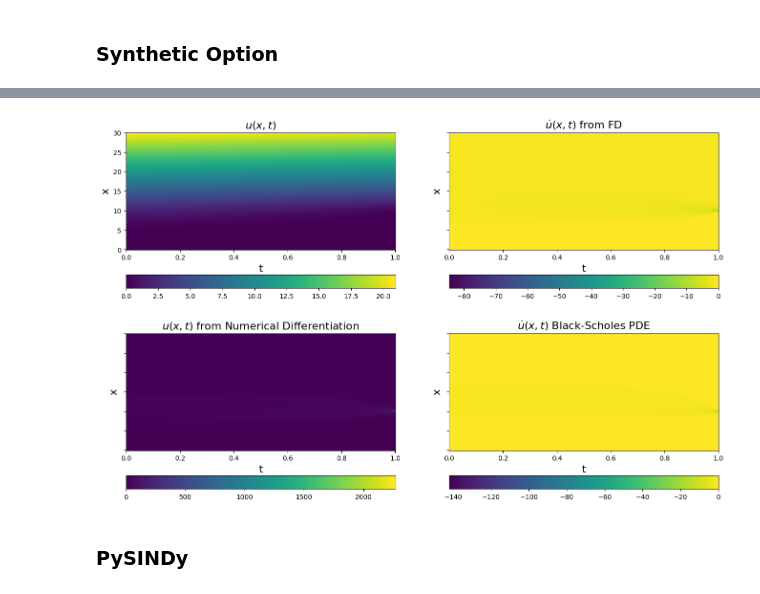
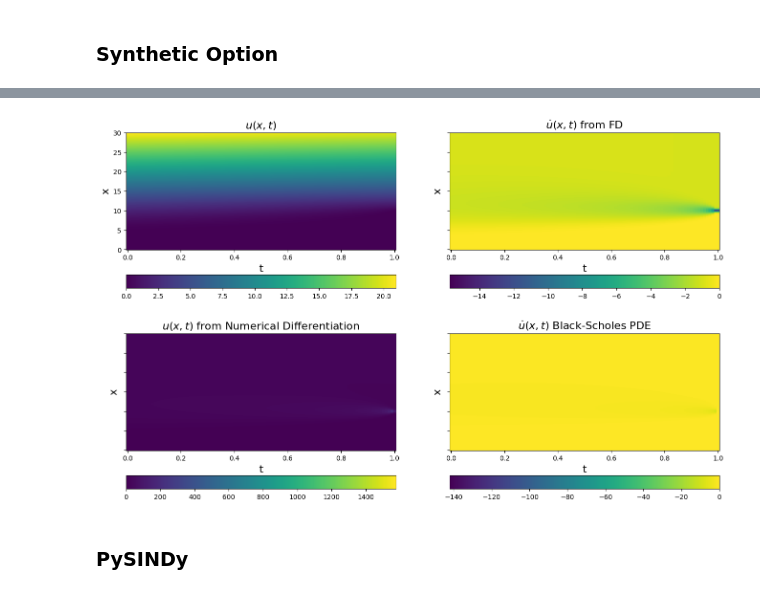
Before and after one commit to brunoCCOS/bs-find-with-sindy, a Jupyter notebook: SINDy_precificacao_derivativos.ipynb, the cells around one changed output, grey strips where cells are left out. Saved outputs shown, nothing was run; the diff lists cells and outputs as text; code cells hidden in the pictures.

```diff
--- a/SINDy_precificacao_derivativos.ipynb
+++ b/SINDy_precificacao_derivativos.ipynb
@@ -80,11 +82,14 @@ def black_scholes_call(S, X, T, r, sigma):
 r = 0.1
 sigma = 0.4
 K = 10
-T = 1.0
+T = 0.25
+
+timesteps = 1000
+spacesteps =  200
 
 # Monte Carlo simulation
-x = np.linspace(0, K*3, 800)
-t = np.linspace(0, T, 5000)
+x = np.linspace(0, K*3, spacesteps)
+t = np.linspace(0, T, timesteps)
 X, T = np.meshgrid(x, t)
 
 dt = t[1] - t[0]
@@ -105,10 +168,13 @@ u = call_prices.T
 # rmse = mean_squared_error(u, np.zeros(u.shape), squared=False)
 # add 20% noise (note the impact on derivatives depends on step size...)
 # u = u + np.random.normal(0, rmse / 5.0, u.shape)
-n_arr = np.asarray([np.arange(0,800,1)]*5000).T
+n_arr = np.asarray([np.arange(0,spacesteps,1)]*timesteps).T
 u_x = ps.FiniteDifference(axis=0,order = 2)._differentiate(u,t = dx)
 u_xx = ps.FiniteDifference(axis=0,d=2,order = 2)._differentiate(u,t = dx)
 u_t = ps.FiniteDifference(axis=1,order = 1)._differentiate(u,t = dt)
+adapt_u_xx = u_xx * (dx**2)
+adapt_u_x = u_x * (dx)
+
 
 # Plot u and u_dot
 plt.figure(figsize=(16, 10))
@@ -123,39 +189,37 @@ plt.subplot(2, 2, 2)
 plt.pcolormesh(t, x, u_t)
 plt.xlabel("t", fontsize=16)
 plt.ylabel("x", fontsize=16)
 ax = plt.gca()
 ax.set_yticklabels([])
 plt.title(r"$\dot{u}(x, t)$ from FD", fontsize=16)
 plt.colorbar(orientation="horizontal")
 
-u_dot = -1/2*(sigma**2)*u_xx*(X.T**2) - r*X.T*u_x + r*u
+u_dot = -(1/2)*((sigma**2)*(n_arr**2)*(adapt_u_xx)) - (r*(n_arr)*(adapt_u_x)) + r*u
 plt.subplot(2, 2, 4)
 plt.pcolormesh(t, x, u_dot)
 plt.xlabel("t", fontsize=16)
 plt.ylabel("x", fontsize=16)
 ax = plt.gca()
 ax.set_yticklabels([])
 plt.title(r"$\dot{u}(x, t)$ Black-Scholes PDE", fontsize=16)
 plt.colorbar(orientation="horizontal")
 
 
-adapt_u_xx = u_xx * (dx**2)
-adapt_u_x = u_x * (dx)
-
-u_ = ((1/2)*((sigma**2)*(n_arr**2)*(adapt_u_xx)) + (r*(n_arr)*(adapt_u_xx)) - u_t)/r
+# u_ = 1/2*(r*n_arr*dt - (sigma**2)*(n_arr**2)*dt)
+u_ = 1/(2*r)*((sigma**2)*(n_arr**2)*(adapt_u_xx)) + n_arr*(adapt_u_x)/2 - u_t/r
 plt.subplot(2, 2, 3)
 plt.pcolormesh(t, x, u_)
 plt.xlabel("t", fontsize=16)
 plt.ylabel("x", fontsize=16)
 ax = plt.gca()
 ax.set_yticklabels([])
 plt.title(r"$u(x, t)$ from Numerical Differentiation", fontsize=16)
 plt.colorbar(orientation="horizontal")
 
 plt.show()
 # See how much SmoothedFiniteDifference improves the derivatives!
 # %% [output]
-[figure, old version]
+[figure, new version]
 # %% [markdown]
 ### PySINDy
 # %%
```
Also changed, not shown: parts of 4 cells of this notebook.
